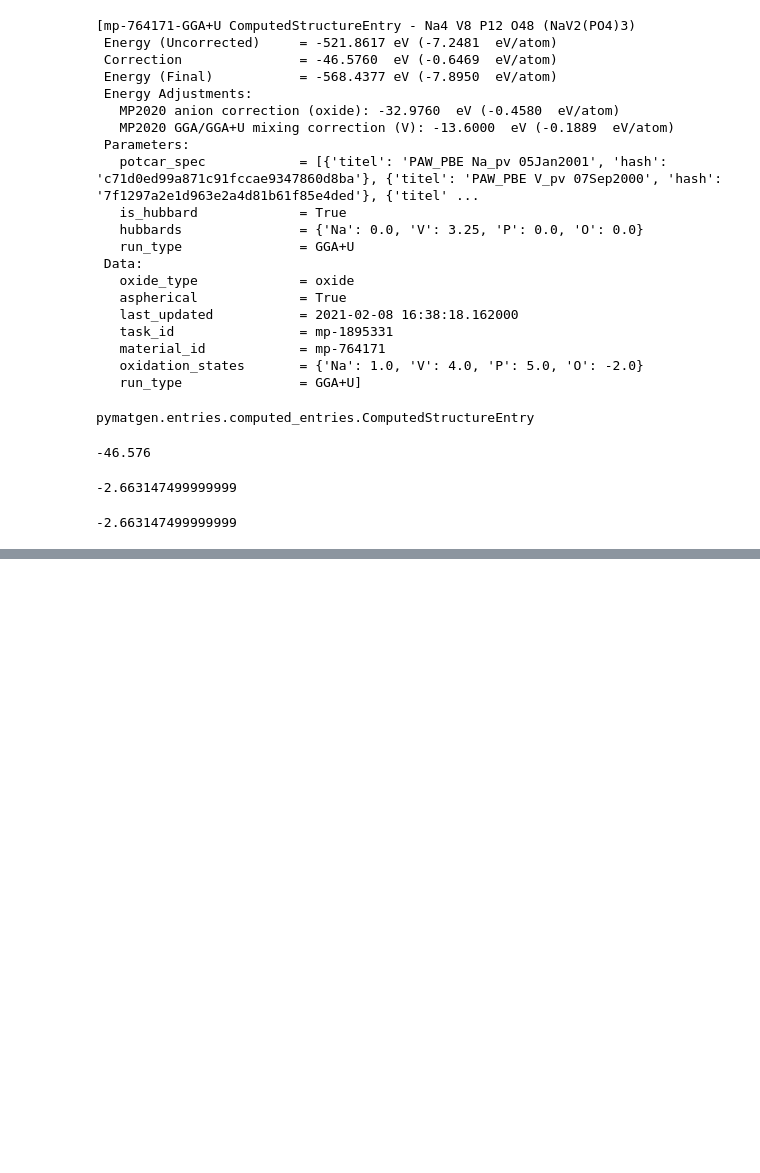
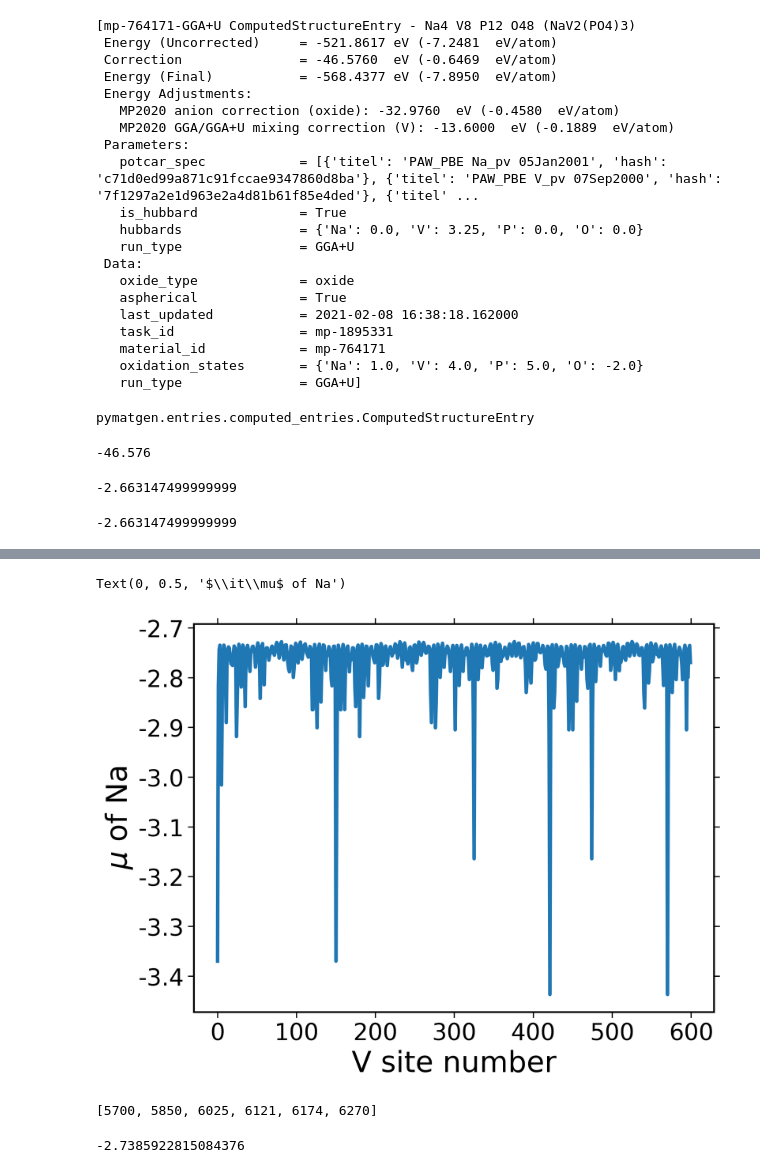
Before and after one commit to YunyeongChoi/CaNaVP, a Jupyter notebook: notebooks/retrieve_gcmc.ipynb, the cells around one changed output, grey strips where cells are left out. Drawn from its saved outputs; the diff is of its cells as text; code cells hidden in the pictures; blank space fills up the shorter version.

```diff
--- a/notebooks/retrieve_gcmc.ipynb
+++ b/notebooks/retrieve_gcmc.ipynb
@@ -478,0 +485,5 @@ corrected_Na1 = Na1 + specific_corrections['O'] * 72 + specific_corrections['V']
+# %%
+occu_dir = '/global/scratch/users/yychoi94/CaNaVP_gcMC/300Na1to3/data/-30.0_-3.98303_occupancy.npz'
+occupancies = np.load(occu_dir)['o']
+final_structure = ensemble.processor.structure_from_occupancy(occupancies[-1])
+final_structure.sort()
@@ -478,0 +496,8 @@ corrected_Na1 = Na1 + specific_corrections['O'] * 72 + specific_corrections['V']
+# %%
+na_list = []
+v4_list = []
+for i, occu_decoded in enumerate(ensemble.processor.decode_occupancy(occupancies[-1])):
+    if occu_decoded == v4:
+        v4_list.append(i)
+    if occu_decoded == na:
+        na_list.append(i)
@@ -478,0 +515,21 @@ corrected_Na1 = Na1 + specific_corrections['O'] * 72 + specific_corrections['V']
+# %%
+# To track change of energy of one flip, vac + V4+ --> Na+ + V3+
+# Set change of vac --> Na+ at 300
+energy_change_list = []
+largest_change_list = []
+for i in v4_list:
+    energy = ensemble.processor.compute_feature_vector_change(occupancies[-1], [(300, 0), (i, 0)]) @ ensemble.processor.coefs
+    energy_change_list.append(energy)
+    if energy < -3.1:
+        largest_change_list.append(i)
+# %%
+plt.plot(energy_change_list)
+plt.xlabel("V site number")
+plt.ylabel(r"$\it\mu$ of Na")
+# %% [output]
+Text(0, 0.5, '$\\it\\mu$ of Na')
+[figure, added]
+# %%
+largest_change_list
+# %% [output]
+[5700, 5850, 6025, 6121, 6174, 6270]
@@ -478,0 +556,4 @@ corrected_Na1 = Na1 + specific_corrections['O'] * 72 + specific_corrections['V']
+# %%
+tot
+# %% [output]
+-2.7385922815084376
```
Also changed, not shown: parts of 22 cells of this notebook, 2 other files.
